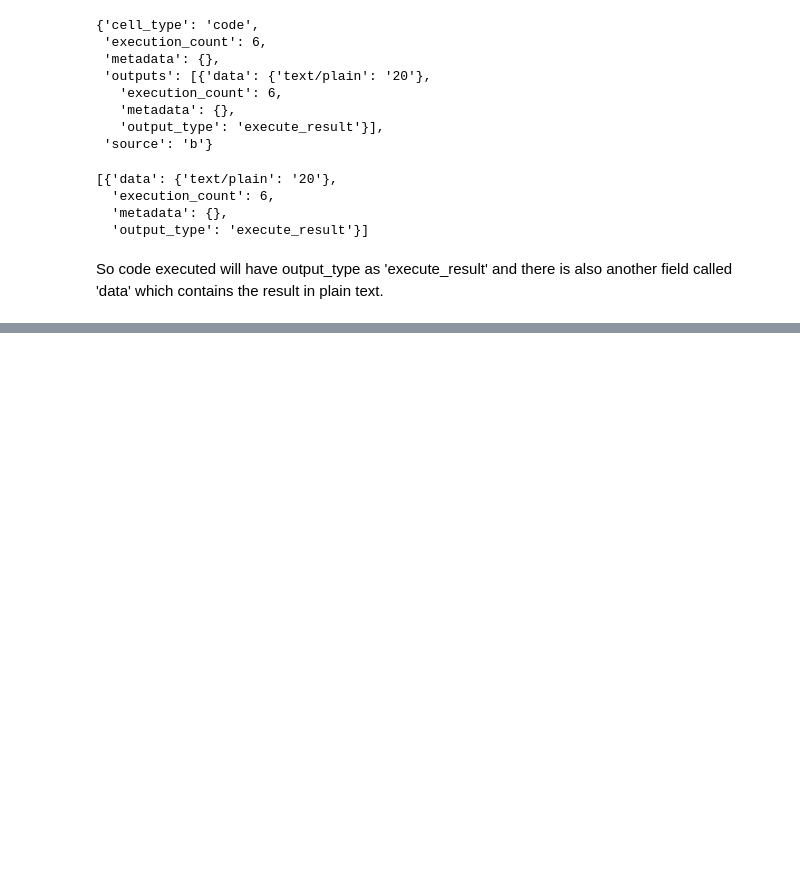
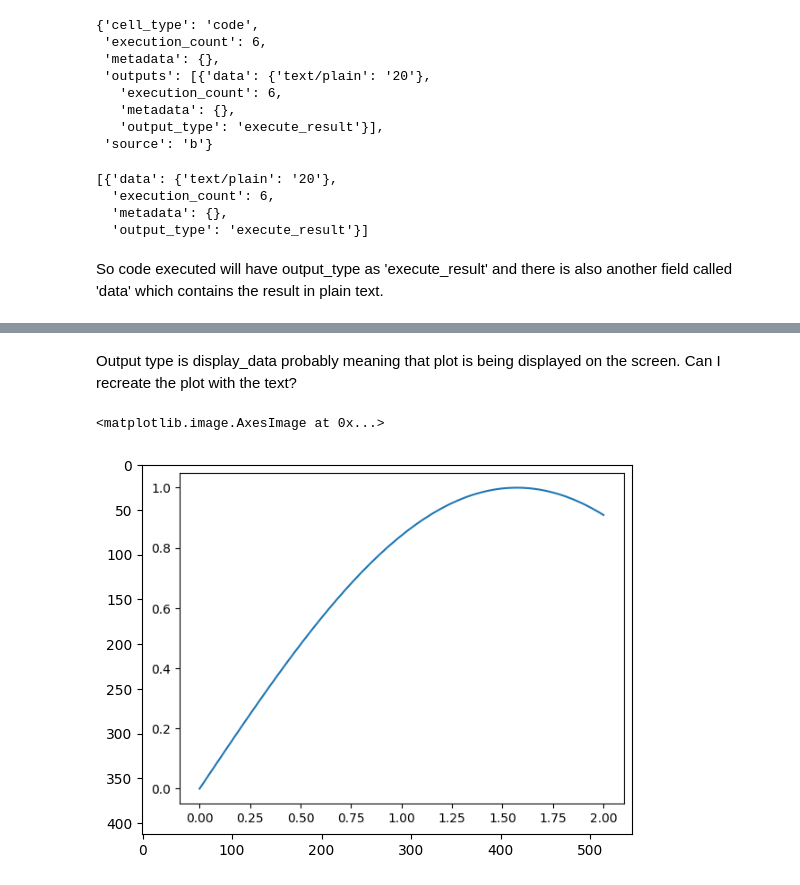
Before and after one commit to sangeethankumar/Jupyter-Workflows, a Jupyter notebook: nbformat/Jupyter Notebook Structure.ipynb, the cells around one changed output, grey strips where cells are left out. Cells and saved outputs as stored; diff of their text form; code cells hidden in the pictures; blank space fills up the shorter version.

Commit message:
recreate plot without code

```diff
--- a/nbformat/Jupyter Notebook Structure.ipynb
+++ b/nbformat/Jupyter Notebook Structure.ipynb
@@ -200,0 +290,15 @@ So code executed will have output_type as 'execute_result' and there is also ano
+# %% [markdown]
+Output type is display_data probably meaning that plot is being displayed on the screen. Can I recreate the plot with the text?
+# %%
+import base64
+import io
+from PIL import Image
+import matplotlib.pyplot as plt
+
+image_data_encoded = cells[14]['outputs'][1]['data']['image/png']
+image_data = base64.b64decode(image_data_encoded)
+image = Image.open(io.BytesIO(image_data))
+plt.imshow(image)
+# %% [output]
+<matplotlib.image.AxesImage at 0x...>
+[figure, added]
```
Also changed, not shown: parts of 14 cells of this notebook.
